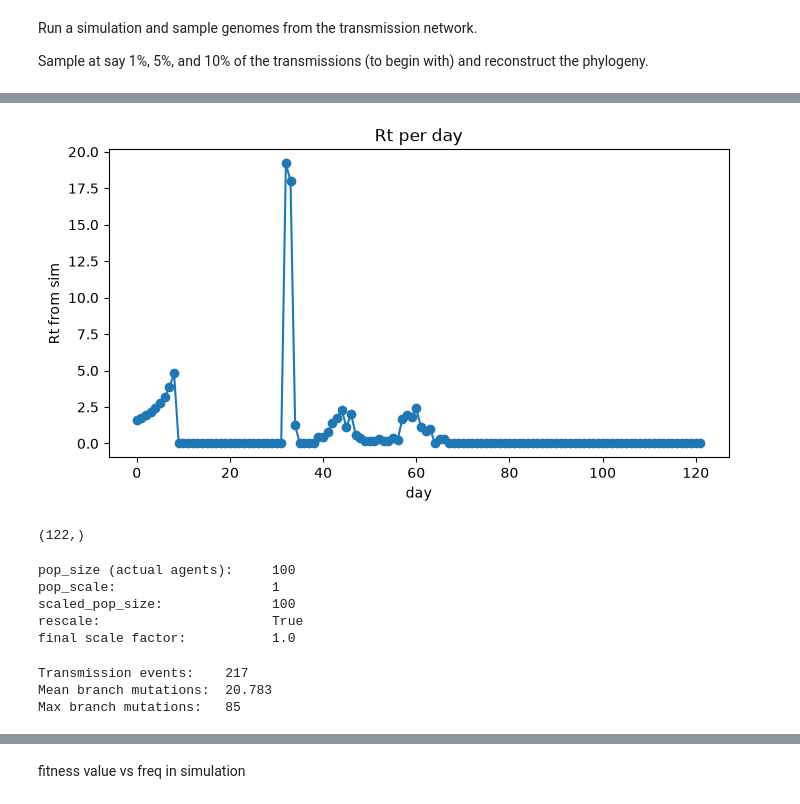
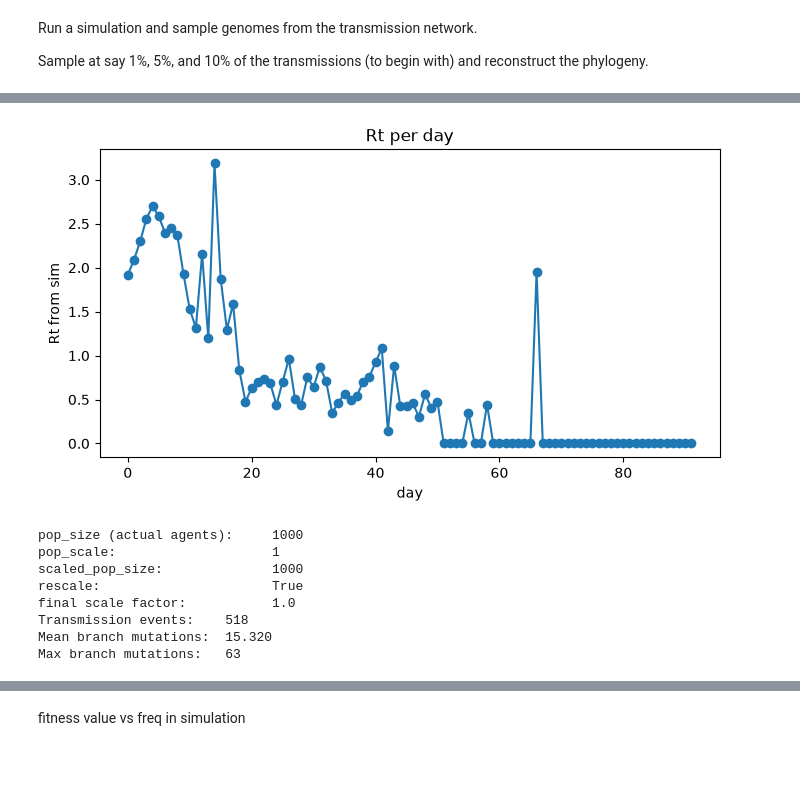
Before and after one commit to andersen-lab/covasim4wastewater, a Jupyter notebook: docs/tutorials/sim.ipynb, the cells around one changed output, grey strips where cells are left out. Cells and saved outputs as stored; diff of their text form; code cells hidden in the pictures; blank space fills up the shorter version.

```diff
--- a/docs/tutorials/sim.ipynb
+++ b/docs/tutorials/sim.ipynb
@@ -48,11 +52,11 @@ xbb15 = cv.variant(
     variant        = {},
     label          = 'XBB.1.5',
     days           = 30,
-    n_imports      = 60,
+    n_imports      = 10,
     founding_fasta = xbb15_fasta,
 )
 
-sample_days = list(range(10, 121, 10))
+sample_days = list(range(10, 91, 10))
 # Routine clinical: 50 symptomatic agents per day, every 10 days.
 cs_routine = cv.ClinicalSequencer(
     days      = sample_days,
@@ -65,22 +69,22 @@ cs_routine = cv.ClinicalSequencer(
 evo_pars = dict(
     enable            = True,
     reference         = REF_FASTA,
-    mol_clock_rate    = 7.2e-5, # ~1 substitution/genome/month at 30 000 nt
+    mol_clock_rate    = 7.2e-5, # ~1 substitution/genome/month at 30 000 nt = 26/29903/12
     sub_model         = 'JC', # decides which mutations happen
     fitness_model = "bloom_nt", # controls transmission rate
     fitness_data_path = FITNESS_CSV,
     store_infection_log=True,
-    fitness_scale     = 0.1,
+    fitness_scale     = 0.01, # scaling issue??
 )
 sim_pars = dict(
-    pop_size=100,
-    pop_type='hybrid',
-    pop_infected=1,
+    pop_size=1000,
+    pop_type='random',
+    pop_infected=50,
     start_day='2021-01-01',
-    n_days=121,
+    n_days=91,
     rand_seed=42,
     verbose=0,
-    variants=[xbb15],
+    variants=[], # no additional variant?
     analyzers=[cs_routine],
 )
 policy_pars = dict(
@@ -90,7 +94,12 @@ policy_pars = dict(
     delay_pmf=[0.05, 0.15, 0.30, 0.25, 0.15, 0.07, 0.03],
     quiet_period=0,
 )
-sim, obs, interv, _, results = run_evo_simulation(sim_pars, evo_pars, policy_pars)
+
+sim = cv.Sim(pars=sim_pars, evo_pars=evo_pars)
+sim.initialize()
+sim.people.rel_trans[:] = 1.0
+sim.run()
+# sim, obs, interv, _, results = run_evo_simulation(sim_pars, evo_pars, policy_pars)
 
 cs_routine = sim.get_analyzer('CS_routine')
 # %%
@@ -195,16 +126,14 @@ plt.show()
 # %%
 # xbb variant is introduced at day30
 r = sim.compute_r_eff(method='daily', smoothing=0)
 fig, ax = plt.subplots(figsize=(8, 4))
 ax.plot(range(len(r)), r, marker="o")
 ax.set_xlabel("day")
 ax.set_ylabel("Rt from sim")
 ax.set_title("Rt per day")
 plt.show()
-r.shape
 # %% [output]
-[figure, old version]
+[figure, new version]
-(122,)
 # %%
 print(f"pop_size (actual agents):     {sim['pop_size']}")
 print(f"pop_scale:                    {sim['pop_scale']}")
@@ -213,21 +142,20 @@ print(f"rescale:                      {sim['rescale']}")
 
 # current scale factor at end of sim
 print(f"final scale factor:           {sim.rescale_vec[-1]:.1f}")
+
+log    = sim.people.infection_log
+n_muts = [e['n_mutations'] for e in log if 'n_mutations' in e]
+
+print(f'Transmission events:    {len(log):,}')
+print(f'Mean branch mutations:  {np.mean(n_muts):.3f}')
+print(f'Max branch mutations:   {max(n_muts)}')
 # %% [output]
-pop_size (actual agents):     100
+pop_size (actual agents):     1000
 pop_scale:                    1
-scaled_pop_size:              100
+scaled_pop_size:              1000
 rescale:                      True
 final scale factor:           1.0
+Transmission events:    518
+Mean branch mutations:  15.320
+Max branch mutations:   63
-# %%
-log    = sim.people.infection_log
-n_muts = [e['n_mutations'] for e in log if 'n_mutations' in e]
-
-print(f'Transmission events:    {len(log):,}')
-print(f'Mean branch mutations:  {np.mean(n_muts):.3f}')
-print(f'Max branch mutations:   {max(n_muts)}')
-# %% [output]
-Transmission events:    217
-Mean branch mutations:  20.783
-Max branch mutations:   85
 # %%
```
Also changed, not shown: parts of 25 cells of this notebook, 2 other files.
